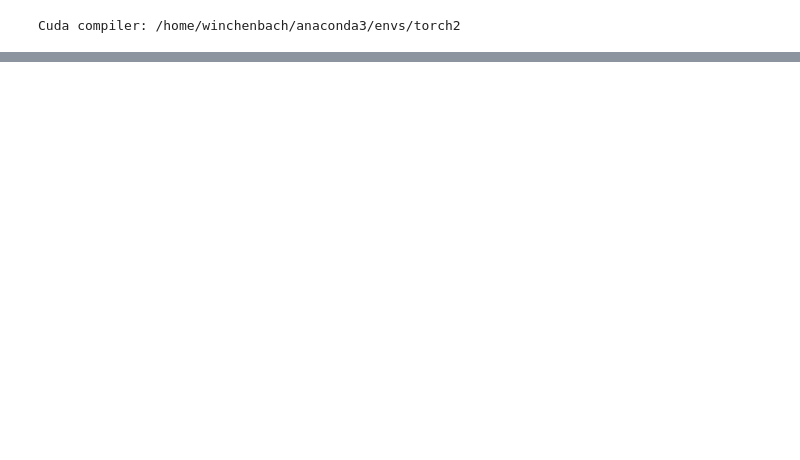
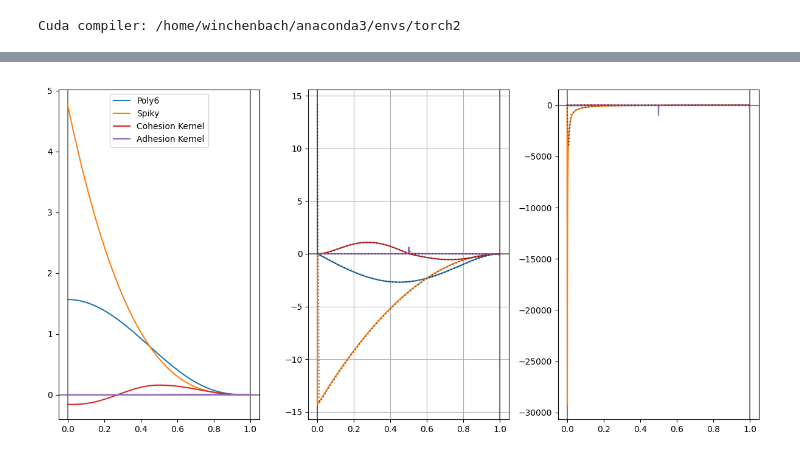
Before and after one commit to wi-re/diffSPH, a Jupyter notebook: Kernels.ipynb, the cells around one changed output, grey strips where cells are left out. Saved outputs shown, nothing was run; the diff lists cells and outputs as text; code cells hidden in the pictures; blank space fills up the shorter version.

```diff
--- a/Kernels.ipynb
+++ b/Kernels.ipynb
@@ -102,0 +200,28 @@ fig.tight_layout()
+# %%
+fig, axis = plt.subplots(1, 3, figsize=(12,6), sharex = False, sharey = False, squeeze = False)
+
+
+axis[0,0].axvline(0, ls = '-', c = 'black', alpha = 0.5)
+axis[0,0].axvline(1, ls = '-', c = 'black', alpha = 0.5)
+axis[0,0].axhline(0, ls = '-', c = 'black', alpha = 0.5)
+axis[0,1].axvline(0, ls = '-', c = 'black', alpha = 0.5)
+axis[0,1].axvline(1, ls = '-', c = 'black', alpha = 0.5)
+axis[0,1].axhline(0, ls = '-', c = 'black', alpha = 0.5)
+axis[0,2].axvline(0, ls = '-', c = 'black', alpha = 0.5)
+axis[0,2].axvline(1, ls = '-', c = 'black', alpha = 0.5)
+axis[0,2].axhline(0, ls = '-', c = 'black', alpha = 0.5)
+
+plotKernel(fig, axis, xx, nx, dx, getKernel('Poly6'), 0, 'Poly6')
+plotKernel(fig, axis, xx, nx, dx, getKernel('Spiky'), 1, 'Spiky')
+# plotKernel(fig, axis, xx, nx, dx, getKernel('ViscosityKernel'), 2, 'Viscosity Kernel')
+plotKernel(fig, axis, xx, nx, dx, getKernel('CohesionKernel'), 3, 'Cohesion Kernel')
+plotKernel(fig, axis, xx, nx, dx, getKernel('AdhesionKernel'), 4, 'Adhesion Kernel')
+
+axis[0,0].grid(which = 'both')
+axis[0,1].grid(which = 'both')
+axis[0,0].grid(which = 'both')
+
+axis[0,0].legend()
+fig.tight_layout()
+# %% [output]
+[figure, added]
```
Also changed, not shown: parts of 4 cells of this notebook, 12 other files.
